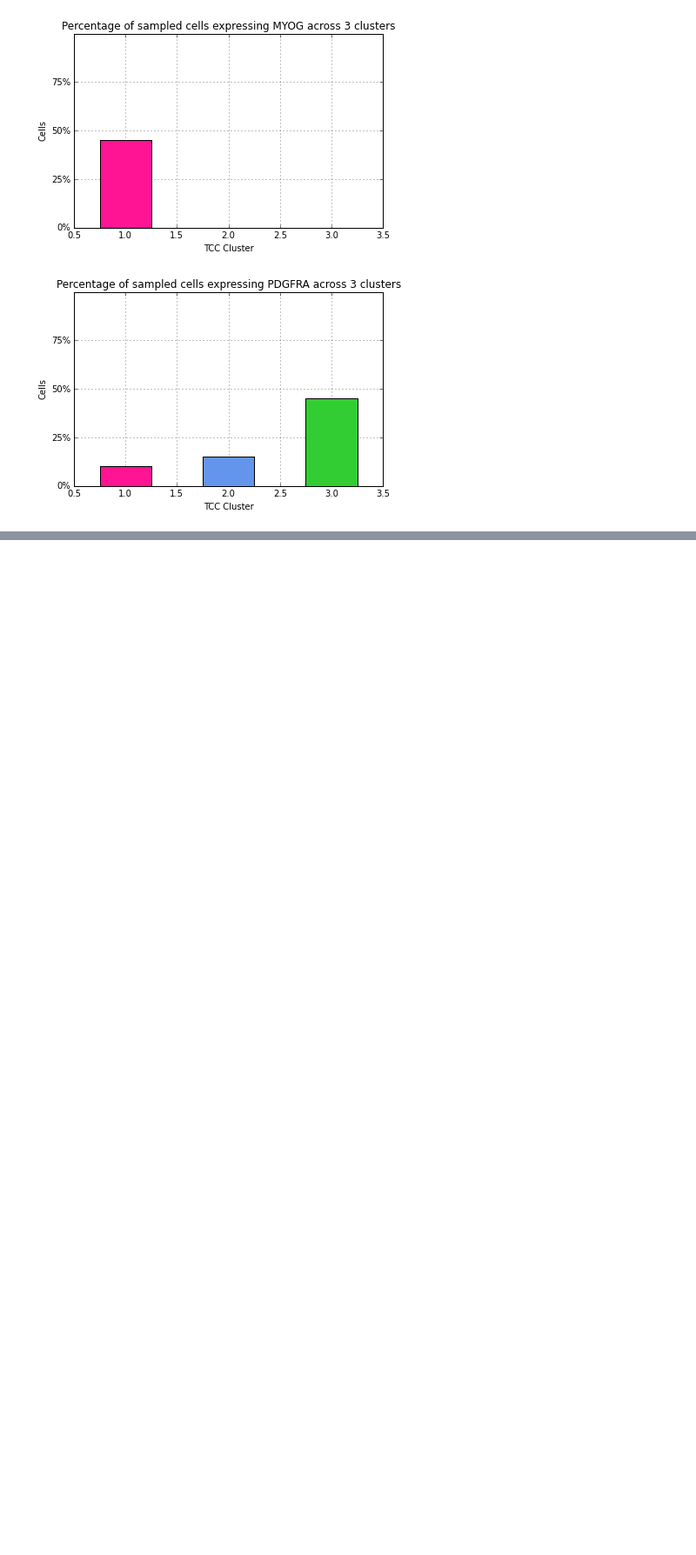
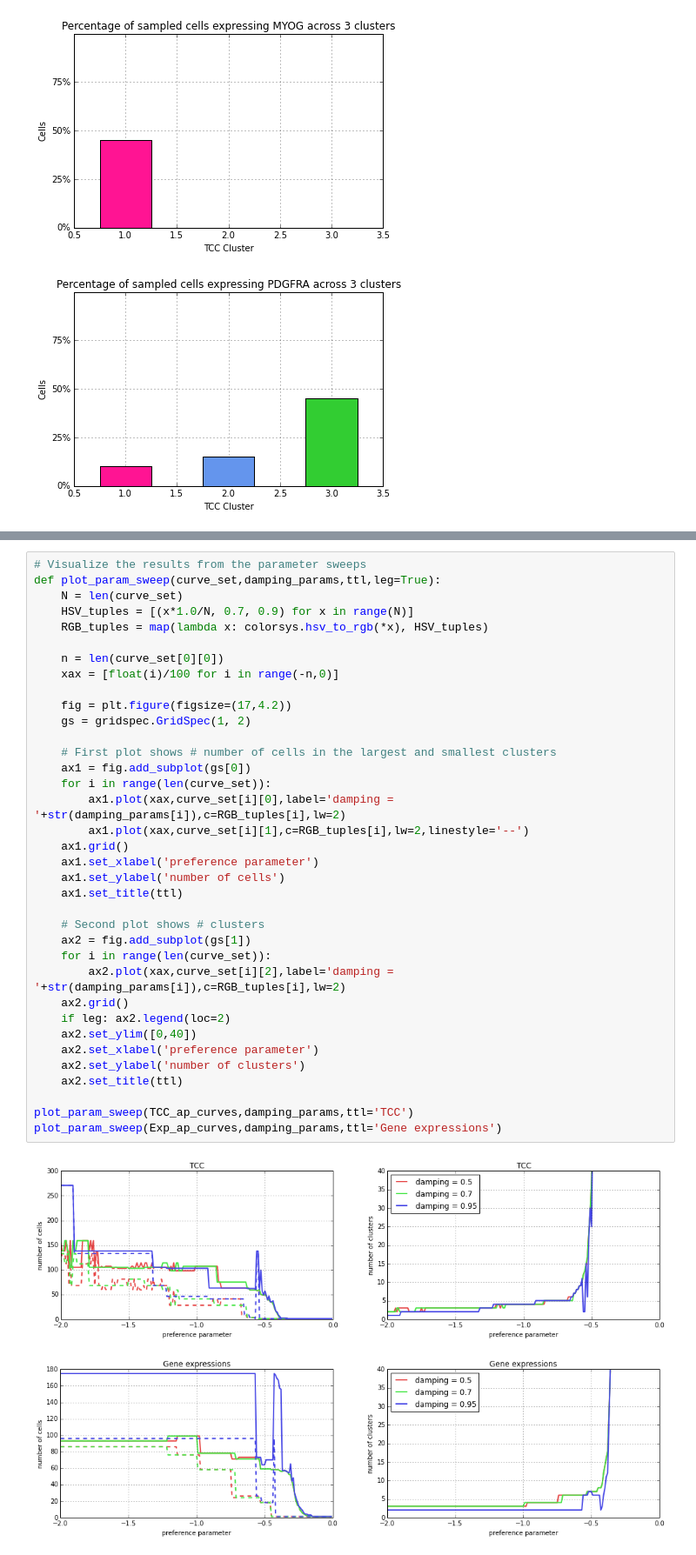
Before and after one commit to govinda-kamath/clustering_on_transcript_compatibility_counts, a Jupyter notebook: Trapnell_pipeline/Trapnell_Analysis.ipynb, the cells around one changed output, grey strips where cells are left out. Shown at 87% size. Saved outputs shown, nothing was run; the diff lists cells and outputs as text; blank space fills up the shorter version.

Commit message:
Added section on processing Trapnell expression vectors

```diff
--- a/Trapnell_pipeline/Trapnell_Analysis.ipynb
+++ b/Trapnell_pipeline/Trapnell_Analysis.ipynb
@@ -573,0 +624,39 @@ for j in range(len(gNames)):
+# %%
+# Visualize the results from the parameter sweeps
+def plot_param_sweep(curve_set,damping_params,ttl,leg=True):
+    N = len(curve_set)
+    HSV_tuples = [(x*1.0/N, 0.7, 0.9) for x in range(N)]
+    RGB_tuples = map(lambda x: colorsys.hsv_to_rgb(*x), HSV_tuples)
+
+    n = len(curve_set[0][0])
+    xax = [float(i)/100 for i in range(-n,0)]
+
+    fig = plt.figure(figsize=(17,4.2))
+    gs = gridspec.GridSpec(1, 2)
+
+    # First plot shows # number of cells in the largest and smallest clusters
+    ax1 = fig.add_subplot(gs[0])
+    for i in range(len(curve_set)):
+        ax1.plot(xax,curve_set[i][0],label='damping = '+str(damping_params[i]),c=RGB_tuples[i],lw=2)
+        ax1.plot(xax,curve_set[i][1],c=RGB_tuples[i],lw=2,linestyle='--')
+    ax1.grid()
+    ax1.set_xlabel('preference parameter')
+    ax1.set_ylabel('number of cells')
+    ax1.set_title(ttl)
+
+    # Second plot shows # clusters
+    ax2 = fig.add_subplot(gs[1])
+    for i in range(len(curve_set)):
+        ax2.plot(xax,curve_set[i][2],label='damping = '+str(damping_params[i]),c=RGB_tuples[i],lw=2)
+    ax2.grid()
+    if leg: ax2.legend(loc=2)
+    ax2.set_ylim([0,40])
+    ax2.set_xlabel('preference parameter')
+    ax2.set_ylabel('number of clusters')
+    ax2.set_title(ttl)
+
+plot_param_sweep(TCC_ap_curves,damping_params,ttl='TCC')
+plot_param_sweep(Exp_ap_curves,damping_params,ttl='Gene expressions')
+# %% [output]
+[figure, added]
+[figure, added]
```
Also changed, not shown: parts of 5 cells of this notebook.
